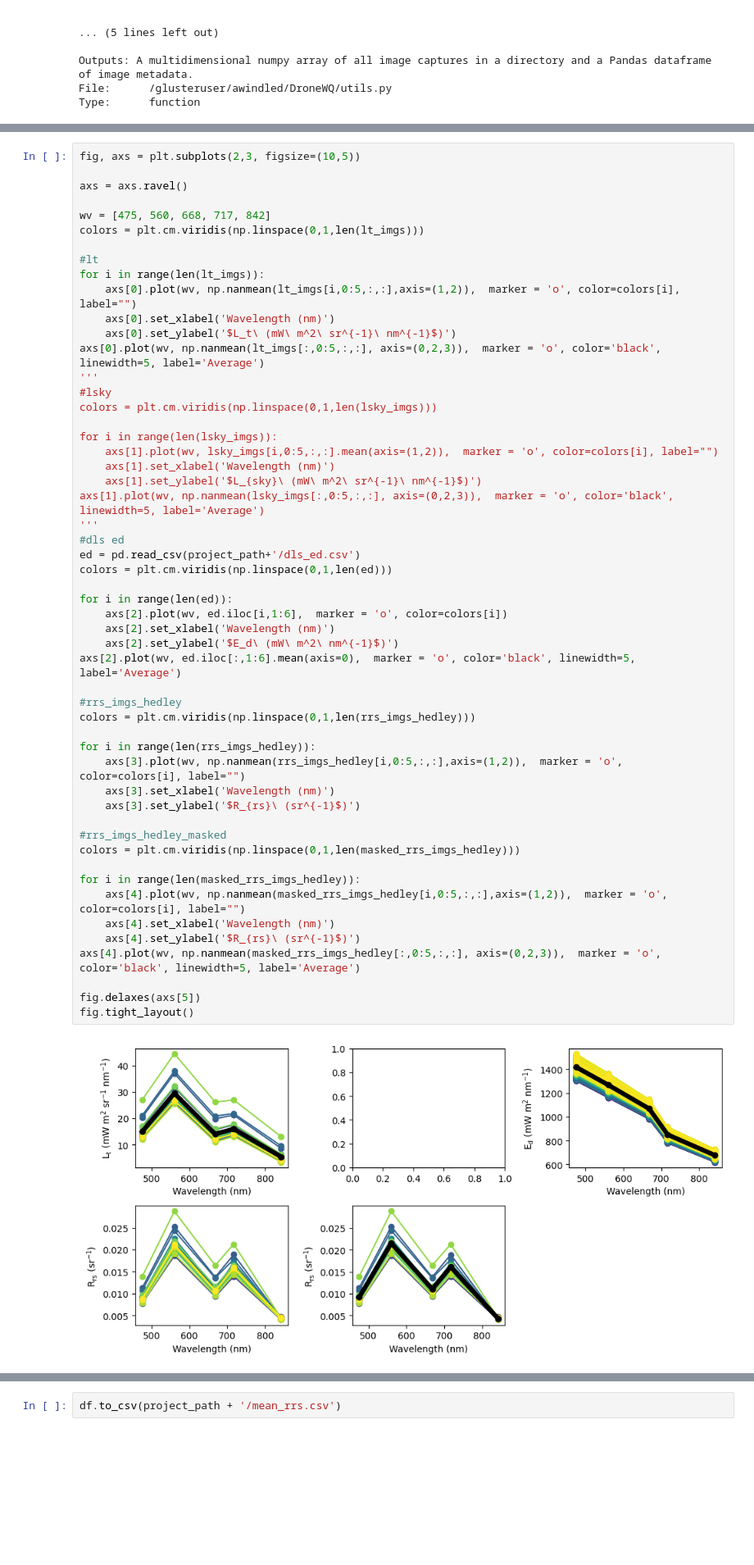
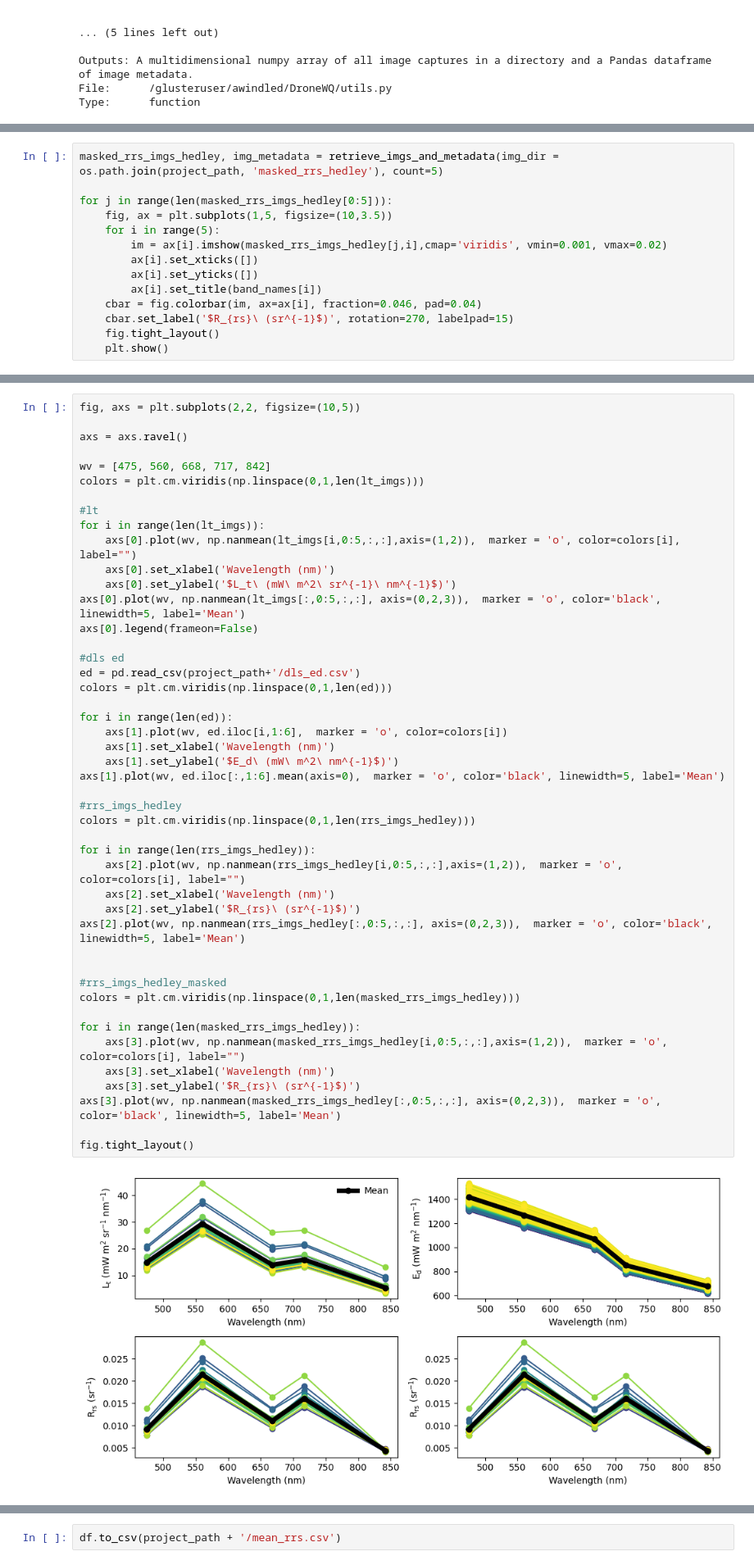
Before and after one commit to aewindle110/DroneWQ, a Jupyter notebook: primary_demo_lake_erie.ipynb, the cells around one changed output, grey strips where cells are left out. Shown at 82% size. Saved outputs shown, nothing was run; the diff lists cells and outputs as text; blank space fills up the shorter version.

```diff
--- a/primary_demo_lake_erie.ipynb
+++ b/primary_demo_lake_erie.ipynb
@@ -144,0 +187,14 @@ Type:      function
+# %%
+masked_rrs_imgs_hedley, img_metadata = retrieve_imgs_and_metadata(img_dir = os.path.join(project_path, 'masked_rrs_hedley'), count=5)
+
+for j in range(len(masked_rrs_imgs_hedley[0:5])):
+    fig, ax = plt.subplots(1,5, figsize=(10,3.5))
+    for i in range(5):
+        im = ax[i].imshow(masked_rrs_imgs_hedley[j,i],cmap='viridis', vmin=0.001, vmax=0.02)
+        ax[i].set_xticks([])
+        ax[i].set_yticks([])
+        ax[i].set_title(band_names[i])
+    cbar = fig.colorbar(im, ax=ax[i], fraction=0.046, pad=0.04)
+    cbar.set_label('$R_{rs}\ (sr^{-1}$)', rotation=270, labelpad=15)
+    fig.tight_layout()
+    plt.show()
@@ -214,57 +237,50 @@ dls_ed = pd.read_csv(project_path+'/dls_ed.csv')
 rrs_imgs_hedley, img_metadata = retrieve_imgs_and_metadata(img_dir = project_path+'/rrs_hedley', count=25)
 masked_rrs_imgs_hedley, img_metadata = retrieve_imgs_and_metadata(img_dir = project_path+'/masked_rrs_hedley', count=25)
 # %%
-fig, axs = plt.subplots(2,3, figsize=(10,5))
+fig, axs = plt.subplots(2,2, figsize=(10,5))
 
 axs = axs.ravel()
 
 wv = [475, 560, 668, 717, 842]
 colors = plt.cm.viridis(np.linspace(0,1,len(lt_imgs)))
 
 #lt
 for i in range(len(lt_imgs)):
     axs[0].plot(wv, np.nanmean(lt_imgs[i,0:5,:,:],axis=(1,2)),  marker = 'o', color=colors[i], label="")
     axs[0].set_xlabel('Wavelength (nm)')
     axs[0].set_ylabel('$L_t\ (mW\ m^2\ sr^{-1}\ nm^{-1}$)')
-axs[0].plot(wv, np.nanmean(lt_imgs[:,0:5,:,:], axis=(0,2,3)),  marker = 'o', color='black', linewidth=5, label='Average')
-'''
-#lsky
-colors = plt.cm.viridis(np.linspace(0,1,len(lsky_imgs)))
+axs[0].plot(wv, np.nanmean(lt_imgs[:,0:5,:,:], axis=(0,2,3)),  marker = 'o', color='black', linewidth=5, label='Mean')
+axs[0].legend(frameon=False)
 
-for i in range(len(lsky_imgs)):
-    axs[1].plot(wv, lsky_imgs[i,0:5,:,:].mean(axis=(1,2)),  marker = 'o', color=colors[i], label="")
-    axs[1].set_xlabel('Wavelength (nm)')
-    axs[1].set_ylabel('$L_{sky}\ (mW\ m^2\ sr^{-1}\ nm^{-1}$)')
-axs[1].plot(wv, np.nanmean(lsky_imgs[:,0:5,:,:], axis=(0,2,3)),  marker = 'o', color='black', linewidth=5, label='Average')
-'''
 #dls ed
 ed = pd.read_csv(project_path+'/dls_ed.csv')
 colors = plt.cm.viridis(np.linspace(0,1,len(ed)))
 
 for i in range(len(ed)):
-    axs[2].plot(wv, ed.iloc[i,1:6],  marker = 'o', color=colors[i])
-    axs[2].set_xlabel('Wavelength (nm)')
-    axs[2].set_ylabel('$E_d\ (mW\ m^2\ nm^{-1}$)')
-axs[2].plot(wv, ed.iloc[:,1:6].mean(axis=0),  marker = 'o', color='black', linewidth=5, label='Average')
+    axs[1].plot(wv, ed.iloc[i,1:6],  marker = 'o', color=colors[i])
+    axs[1].set_xlabel('Wavelength (nm)')
+    axs[1].set_ylabel('$E_d\ (mW\ m^2\ nm^{-1}$)')
+axs[1].plot(wv, ed.iloc[:,1:6].mean(axis=0),  marker = 'o', color='black', linewidth=5, label='Mean')
 
 #rrs_imgs_hedley
 colors = plt.cm.viridis(np.linspace(0,1,len(rrs_imgs_hedley)))
 
 for i in range(len(rrs_imgs_hedley)):
-    axs[3].plot(wv, np.nanmean(rrs_imgs_hedley[i,0:5,:,:],axis=(1,2)),  marker = 'o', color=colors[i], label="")
-    axs[3].set_xlabel('Wavelength (nm)')
-    axs[3].set_ylabel('$R_{rs}\ (sr^{-1}$)')
+    axs[2].plot(wv, np.nanmean(rrs_imgs_hedley[i,0:5,:,:],axis=(1,2)),  marker = 'o', color=colors[i], label="")
+    axs[2].set_xlabel('Wavelength (nm)')
+    axs[2].set_ylabel('$R_{rs}\ (sr^{-1}$)')
+axs[2].plot(wv, np.nanmean(rrs_imgs_hedley[:,0:5,:,:], axis=(0,2,3)),  marker = 'o', color='black', linewidth=5, label='Mean')
+
 
 #rrs_imgs_hedley_masked
 colors = plt.cm.viridis(np.linspace(0,1,len(masked_rrs_imgs_hedley)))
 
 for i in range(len(masked_rrs_imgs_hedley)):
-    axs[4].plot(wv, np.nanmean(masked_rrs_imgs_hedley[i,0:5,:,:],axis=(1,2)),  marker = 'o', color=colors[i], label="")
-    axs[4].set_xlabel('Wavelength (nm)')
-    axs[4].set_ylabel('$R_{rs}\ (sr^{-1}$)')
-axs[4].plot(wv, np.nanmean(masked_rrs_imgs_hedley[:,0:5,:,:], axis=(0,2,3)),  marker = 'o', color='black', linewidth=5, label='Average')
+    axs[3].plot(wv, np.nanmean(masked_rrs_imgs_hedley[i,0:5,:,:],axis=(1,2)),  marker = 'o', color=colors[i], label="")
+    axs[3].set_xlabel('Wavelength (nm)')
+    axs[3].set_ylabel('$R_{rs}\ (sr^{-1}$)')
+axs[3].plot(wv, np.nanmean(masked_rrs_imgs_hedley[:,0:5,:,:], axis=(0,2,3)),  marker = 'o', color='black', linewidth=5, label='Mean')
 
-fig.delaxes(axs[5])
 fig.tight_layout()
 # %% [output]
-[figure, old version]
+[figure, new version]
```
Also changed, not shown: parts of 53 cells of this notebook.
